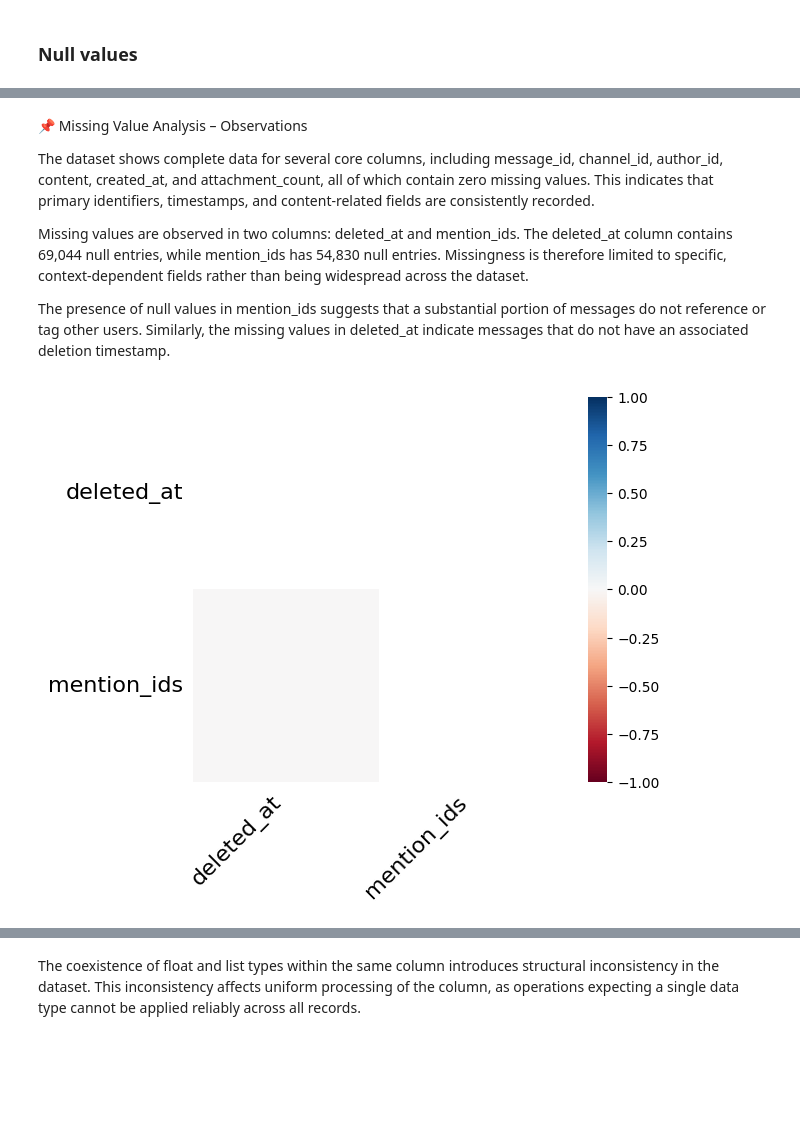
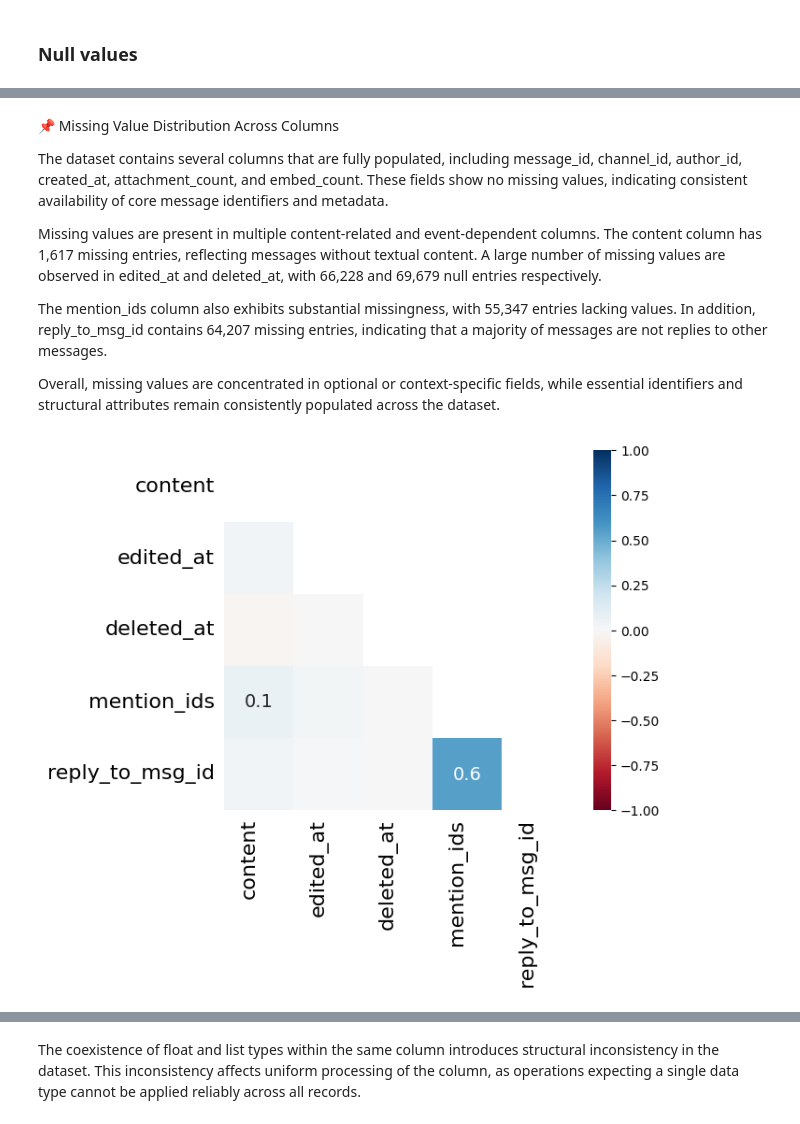
Before and after one commit to Aryan-Kaisth/Discord_Moderation_Bot, a Jupyter notebook: EDA.ipynb, the cells around one changed output, grey strips where cells are left out. Cells and saved outputs as stored; diff of their text form; code cells hidden in the pictures; blank space fills up the shorter version.

```diff
--- a/EDA.ipynb
+++ b/EDA.ipynb
@@ -37,7 +39,7 @@ def get_data(file_name: str) -> pd.DataFrame:
     )
 # %%
 # Reading data
-df = get_data(r'message_dump.jsonl')
+df = get_data(r'message_dump_2.jsonl')
 # %%
 # Preview of data
 df.head(5)
@@ -92,0 +160,4 @@ df.isna().sum().to_frame(name="null_count")
+# %%
+df = df.assign(
+    reply_to_msg_id = df.reply_to_message_id.apply(lambda x: np.nan if x == 'None' else x)
+).drop('reply_to_message_id', axis=1)
@@ -103,19 +190,21 @@ plt.show()
 # %% [markdown]
-📌 Missing Value Analysis – Observations
+📌 Missing Value Distribution Across Columns
 
-The dataset shows complete data for several core columns, including message_id, channel_id, author_id, content, created_at, and attachment_count, all of which contain zero missing values. This indicates that primary identifiers, timestamps, and content-related fields are consistently recorded.
+The dataset contains several columns that are fully populated, including message_id, channel_id, author_id, created_at, attachment_count, and embed_count. These fields show no missing values, indicating consistent availability of core message identifiers and metadata.
 
-Missing values are observed in two columns: deleted_at and mention_ids. The deleted_at column contains 69,044 null entries, while mention_ids has 54,830 null entries. Missingness is therefore limited to specific, context-dependent fields rather than being widespread across the dataset.
+Missing values are present in multiple content-related and event-dependent columns. The content column has 1,617 missing entries, reflecting messages without textual content. A large number of missing values are observed in edited_at and deleted_at, with 66,228 and 69,679 null entries respectively.
 
-The presence of null values in mention_ids suggests that a substantial portion of messages do not reference or tag other users. Similarly, the missing values in deleted_at indicate messages that do not have an associated deletion timestamp.
+The mention_ids column also exhibits substantial missingness, with 55,347 entries lacking values. In addition, reply_to_msg_id contains 64,207 missing entries, indicating that a majority of messages are not replies to other messages.
+
+Overall, missing values are concentrated in optional or context-specific fields, while essential identifiers and structural attributes remain consistently populated across the dataset.
 # %%
 # Heat map
 msno.heatmap(
     df,
     figsize=(6,5),
-    label_rotation=45,
+    label_rotation=90,
     labels=True
 )
 plt.show()
 # %% [output]
-[figure, old version]
+[figure, new version]
```
Also changed, not shown: parts of 39 cells of this notebook.
